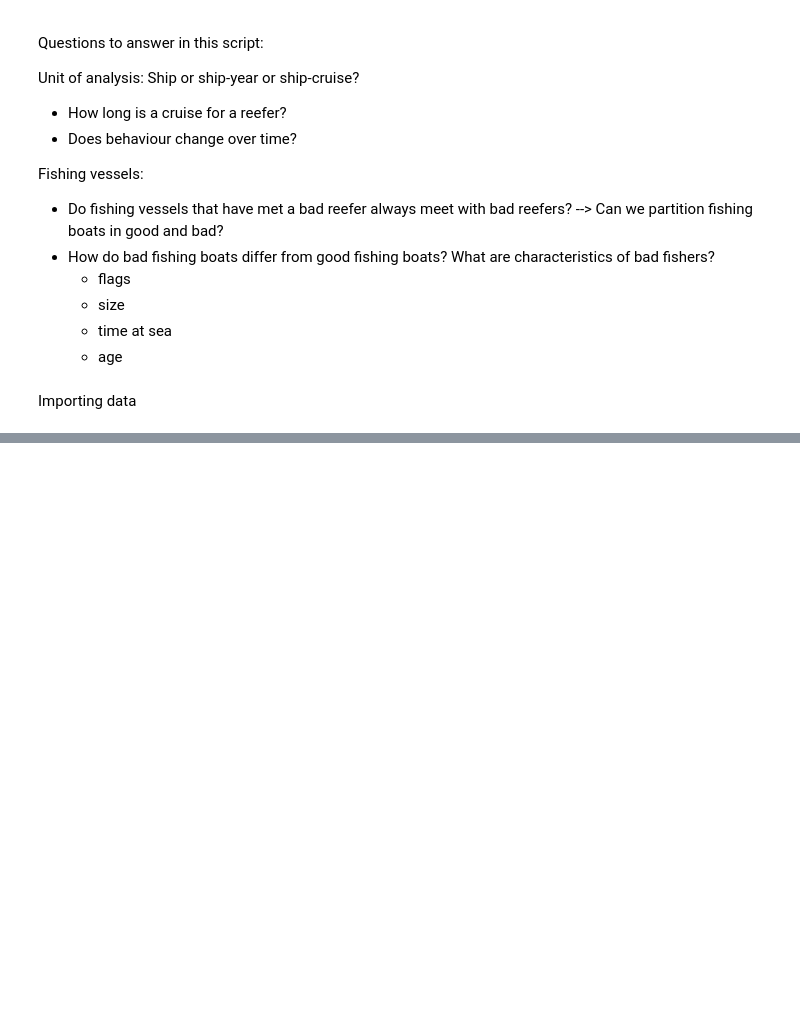
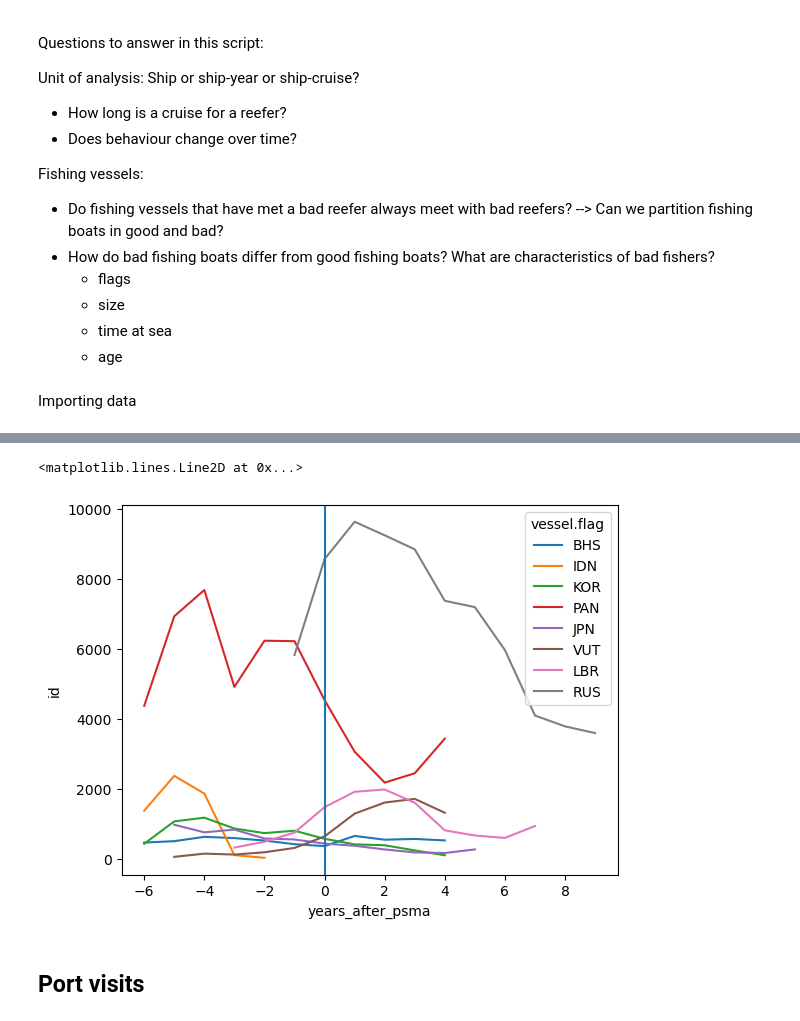
Before and after one commit to sebdodt/90739-iuu-systems-project, a Jupyter notebook: port_evaluation/eda/gfw_eda.ipynb, the cells around one changed output, grey strips where cells are left out. Saved outputs shown, nothing was run; the diff lists cells and outputs as text; code cells hidden in the pictures; blank space fills up the shorter version.

```diff
--- a/port_evaluation/eda/gfw_eda.ipynb
+++ b/port_evaluation/eda/gfw_eda.ipynb
@@ -35,0 +76,4 @@ port_visits.groupby('vessel.mmsi')['end']
+# %%
+# of all times
+top_perps = loitering.groupby(['vessel.flag'])['id'].count().reset_index().sort_values('id').tail(10)
+top_perps
@@ -35,0 +128,10 @@ port_visits.groupby('vessel.mmsi')['end']
+# %%
+loitering_per_psma_filtered = loitering_per_psma[loitering_per_psma['vessel.flag'].isin(top_perps['vessel.flag'])]
+# %%
+sns.lineplot(loitering_per_psma_filtered, x ='years_after_psma', y='id', hue='vessel.flag')
+plt.axvline(0, 0,1)
+# %% [output]
+<matplotlib.lines.Line2D at 0x...>
+[figure, added]
+# %% [markdown]
+## Port visits
```
Also changed, not shown: parts of 24 cells of this notebook.
